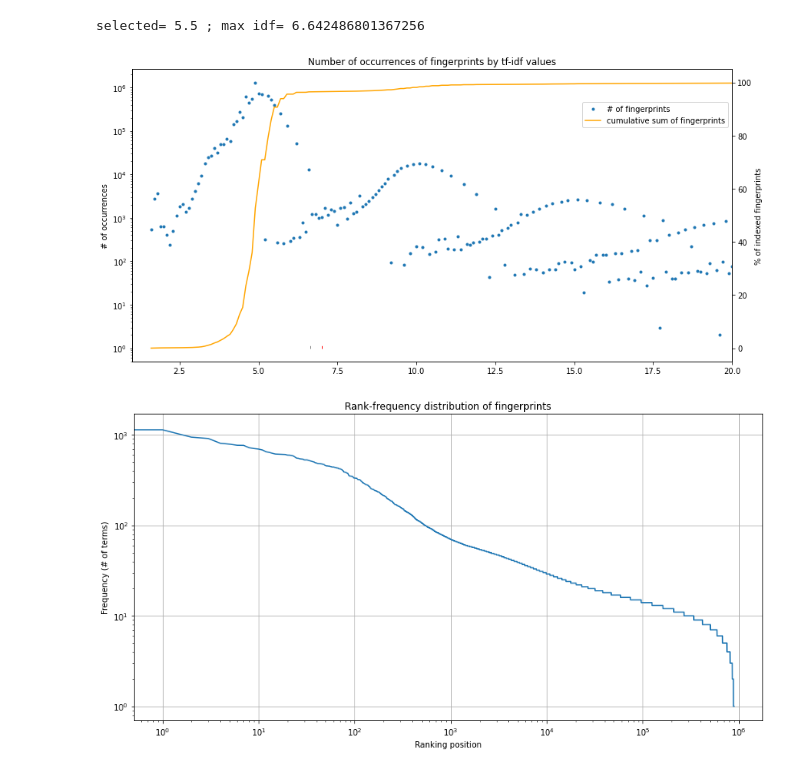
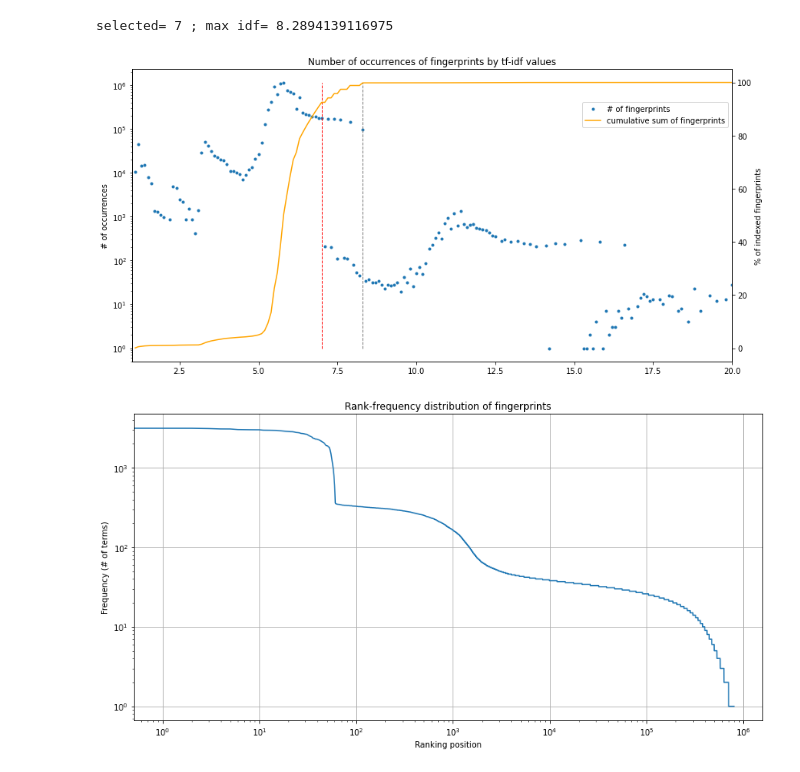
Before and after one commit to arthurtofani/icmc2021-fingerprinting-evaluation, a Jupyter notebook: notebook/analysis.ipynb, the cells around one changed output. Saved outputs shown, nothing was run; the diff lists cells and outputs as text; code cells hidden in the pictures.

```diff
--- a/notebook/analysis.ipynb
+++ b/notebook/analysis.ipynb
@@ -6,7 +6,7 @@ import numpy as np
 from collections import defaultdict
 import pickle
 import os
-dataset_name = 'ytc'
+dataset_name = 'fma_small'
 folder = "../exp/" + dataset_name
 selected = {'ytc': 5.5, 'fma_small': 7, 'gtzan': 5.8}[dataset_name]
 df = pd.read_csv(os.path.join(folder, "tf.csv"))
@@ -27,7 +27,7 @@ df['tf_idf'] = df.tf * df.idf
 #selected = 7
 print('selected=', selected, '; max idf=', df.idf.max())
 # %% [output]
-selected= 5.5 ; max idf= 6.642486801367256
+selected= 7 ; max idf= 8.2894139116975
 # %%
 df['tf_idf_round'] = df['tf_idf'].round(1)
 df['idf_round'] = df['idf'].round(1)
@@ -36,27 +36,27 @@ dfn = df.groupby('tf_idf_round').count()
 # %%
 fig, ax1 = plt.subplots(figsize=(14, 7))
 ax2 = ax1.twinx()
 
 #plt.hist(df.tf_idf_round, bins=300)
 lns1 = ax1.plot(dfn.index, dfn.term, '.', label='# of fingerprints')
 lns2 = ax2.plot(100*dfn.tf.cumsum()/dfn.tf.sum(), color='orange', label='cumulative sum of fingerprints')
 
-ax2.vlines(df.idf.max(), 0, 1.1, linestyles='--', color='gray', linewidth=1)
-ax2.vlines(selected, 0, 1.1, color='red', linewidth=1, linestyles='--')
+ax2.vlines(df.idf.max(), 0, 100, linestyles='--', color='gray', linewidth=1)
+ax2.vlines(selected, 0, 100, color='red', linewidth=1, linestyles='--')
 #ax1.plot(dfn2.index, dfn2.term)
 
 plt.title("Number of occurrences of fingerprints by tf-idf values")
 ax1.set_yscale('log')
 ax1.set_xlim((1, 20))
 ax1.set_ylabel('# of occurrences')
 ax2.set_ylabel('% of indexed fingerprints')
 lns = lns1+lns2
 labs = [l.get_label() for l in lns]
 ax1.legend(lns, labs, loc='upper right', bbox_to_anchor=(1, 0.9))
-#plt.savefig('fgpt_by_tfidf.pdf')
+plt.savefig('fgpt_by_tfidf.pdf')
 plt.show()
 # %% [output]
-[figure, old version]
+[figure, new version]
 # %%
 df['idf_round'] = df['idf'].round(2)
 dfn2 = df.groupby('idf_round').count()
@@ -82,4 +82,4 @@ plt.ylabel("Frequency (# of terms)")
 #plt.xlim((1, 30))
 plt.show()
 # %% [output]
-[figure, old version]
+[figure, new version]
```
Also changed, not shown: 10 other files.
